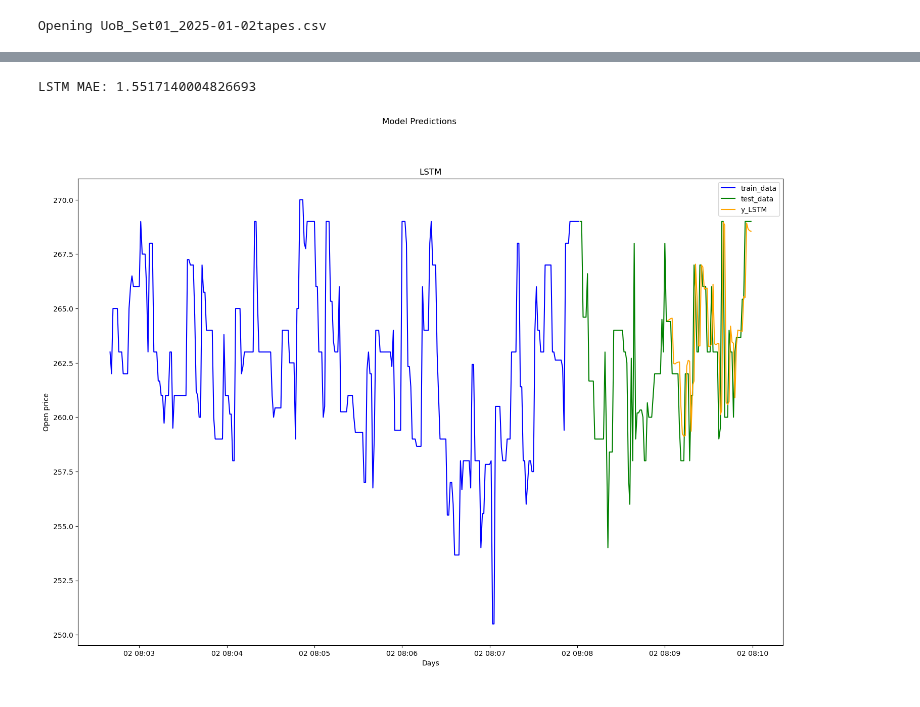
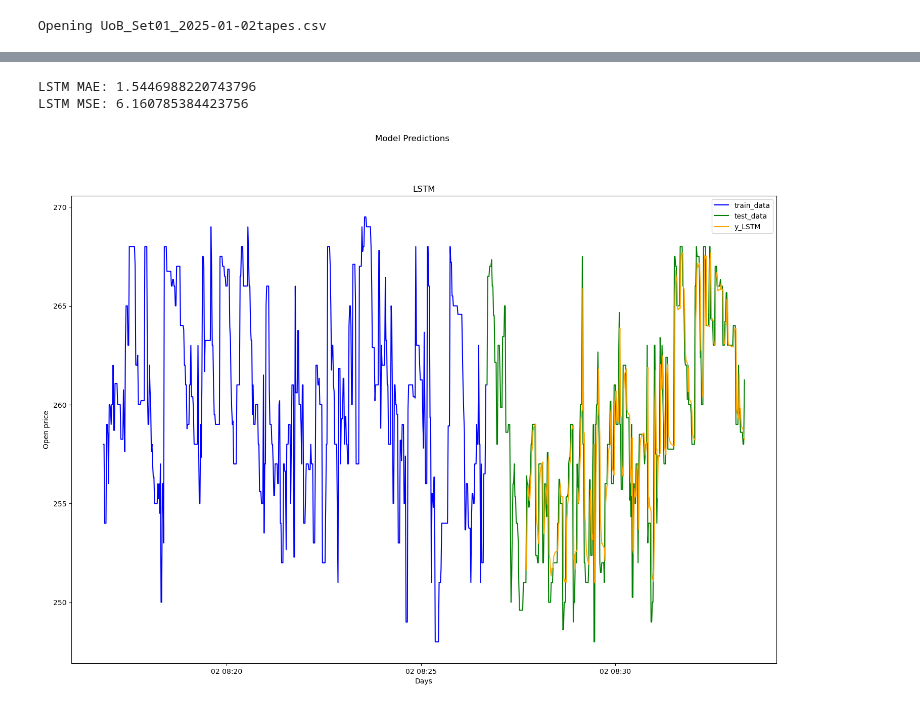
Before and after one commit to UoB-DSMP-2023-24/dsmp-2024-group-19, a Jupyter notebook: LSTM Evaluation.ipynb, the cells around one changed output, grey strips where cells are left out. Cells and saved outputs as stored; diff of their text form; code cells hidden in the pictures.

Commit message:
More data training

```diff
--- a/LSTM Evaluation.ipynb
+++ b/LSTM Evaluation.ipynb
@@ -11,7 +11,7 @@ data_raw = read_merged_data()
 # %% [output]
 Opening UoB_Set01_2025-01-02tapes.csv
 # %%
-data = pd.DataFrame(data_raw[0])[:600]
+data = pd.DataFrame(data_raw[0])[:2000]
 # remove rows where last tapes price is nan
 data = data.dropna(subset=["Last Tapes Price"])
 data_scaled = data.copy()
@@ -156,25 +155,27 @@ y_LSTM_O = scaler.inverse_transform(y_LSTM)
 # %%
 y_test_O = scaler.inverse_transform(y_test)
 print("LSTM MAE:", metrics.mean_absolute_error(y_test_O, y_LSTM_O))
+print("LSTM MSE:", metrics.mean_squared_error(y_test_O, y_LSTM_O))
 # %% [output]
-LSTM MAE: 1.5517140004826693
+LSTM MAE: 1.5446988220743796
+LSTM MSE: 6.160785384423756
 # %%
 fig, axs = plt.subplots(1,figsize =(18,12),sharex=True, sharey=True)
 fig.suptitle('Model Predictions')
 
 #Plot for LSTM predictions
-axs.plot(train_data.index[150:], train_data["Last Tapes Price"][150:], label = "train_data", color = "b")
+axs.plot(train_data.index[1000:], train_data["Last Tapes Price"][1000:], label = "train_data", color = "b")
 axs.plot(test_data.index, test_data["Last Tapes Price"], label = "test_data", color = "g")
 axs.plot(test_data.index[window:], y_LSTM_O, label = "y_LSTM", color = "orange")
 axs.legend()
 axs.title.set_text("LSTM")
 
 plt.xlabel("Days")
 plt.ylabel("Open price")
 
 plt.show()
 # %% [output]
-[figure, old version]
+[figure, new version]
 # %%
 # check how many times signal has correctly predicted movement of actual price
 
```
Also changed, not shown: parts of 6 cells of this notebook.
